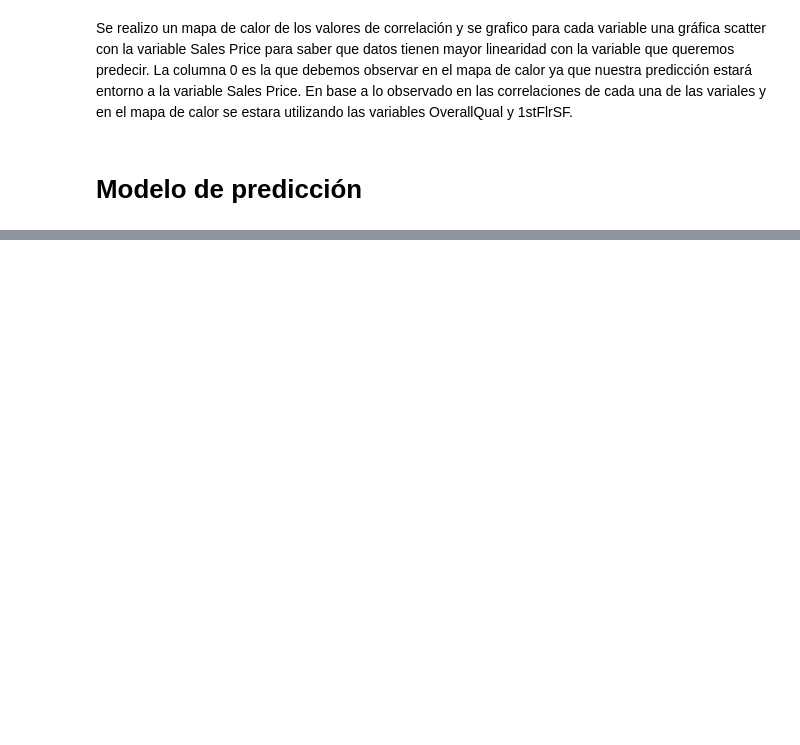
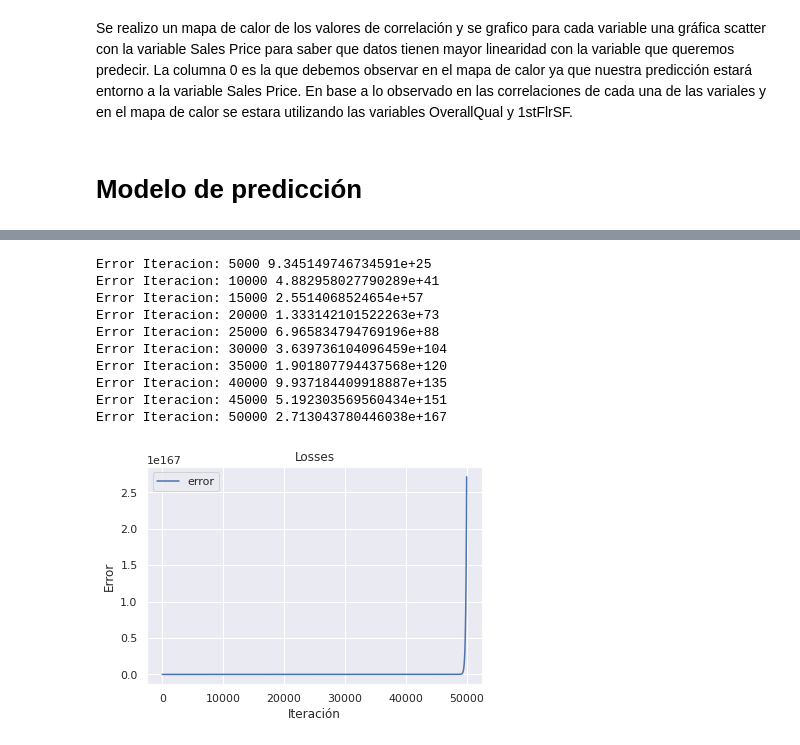
Before and after one commit to bloomfieldfong/Ciencia-de-datos, a Jupyter notebook: Proyecto1.ipynb, the cells around one changed output, grey strips where cells are left out. Cells and saved outputs as stored; diff of their text form; code cells hidden in the pictures; blank space fills up the shorter version.

```diff
--- a/Proyecto1.ipynb
+++ b/Proyecto1.ipynb
@@ -181,6 +148,3 @@ La columna 0 es la que debemos observar en el mapa de calor ya que nuestra predi
 En base a lo observado en las correlaciones de cada una de las variales y en el mapa de calor se estara utilizando las variables OverallQual y 1stFlrSF.
 # %% [markdown]
 # **Modelo de predicción**
-# %%
-def modelo(x,y, epochs, imprimir_error_cada, learning_rate):
-  return 0
@@ -188,0 +151,35 @@ SyntaxError: ignored
+# %%
+def modelo(x,y, epochs, imprimir_error_cada, learning_rate):
+  ## m y b inicializados en 0
+  mb = np.array([0.0,0.0])
+  x = x.reshape(len(x), 1)
+  ones = np.ones(len(x)).reshape(len(x), 1)
+  ##creacion de la vector x [valorx, 1]
+  x = np.append(x, ones, axis = 1)
+  error = np.zeros(epochs)
+  modelo = np.ones((epochs,2))
+  ##duplicamos la data para el modelo
+  for i in range(epochs):
+    ##calculo de yhat
+    yhat = np.dot(x,mb)
+    error[i] = (np.average((y-yhat)**2))/2
+    ##calculo del gradiente con la tabla x [val_x, 1]
+    gradiente = np.dot(yhat-y, x) / len(y)
+    ## Actualizacion de parametros
+    mb -= (learning_rate * gradiente)
+    modelo[i] = mb
+    ## calculo del error cada x tiempo
+    if ((i+1) % imprimir_error_cada) == 0:
+        print("Error Iteracion: "+ str(i+1)+" "+str(error[i]))
+  return modelo, error
+# %%
+def graficar_error(error):
+  n_iter = range(0,len(error))
+  fig = plt.figure()
+  graph_error = fig.add_subplot(111)
+  graph_error.plot(n_iter , error, label = "error")
+  graph_error.legend()
+  graph_error.set_title("Losses")
+  graph_error.set_xlabel("Iteración")
+  graph_error.set_ylabel("Error")
+  plt.show()
@@ -188,0 +202,18 @@ SyntaxError: ignored
+# %%
+ephoch = 50000
+error = 5000
+lr = 0.05
+modelo, errores = modelo(training_data[:,1],training_data[:,0],ephoch,error,lr)
+graficar_error(errores)
+# %% [output]
+Error Iteracion: 5000 9.345149746734591e+25
+Error Iteracion: 10000 4.882958027790289e+41
+Error Iteracion: 15000 2.5514068524654e+57
+Error Iteracion: 20000 1.333142101522263e+73
+Error Iteracion: 25000 6.965834794769196e+88
+Error Iteracion: 30000 3.639736104096459e+104
+Error Iteracion: 35000 1.901807794437568e+120
+Error Iteracion: 40000 9.937184409918887e+135
+Error Iteracion: 45000 5.192303569560434e+151
+Error Iteracion: 50000 2.713043780446038e+167
+[figure, added]
```
Also changed, not shown: parts of 47 cells of this notebook.
